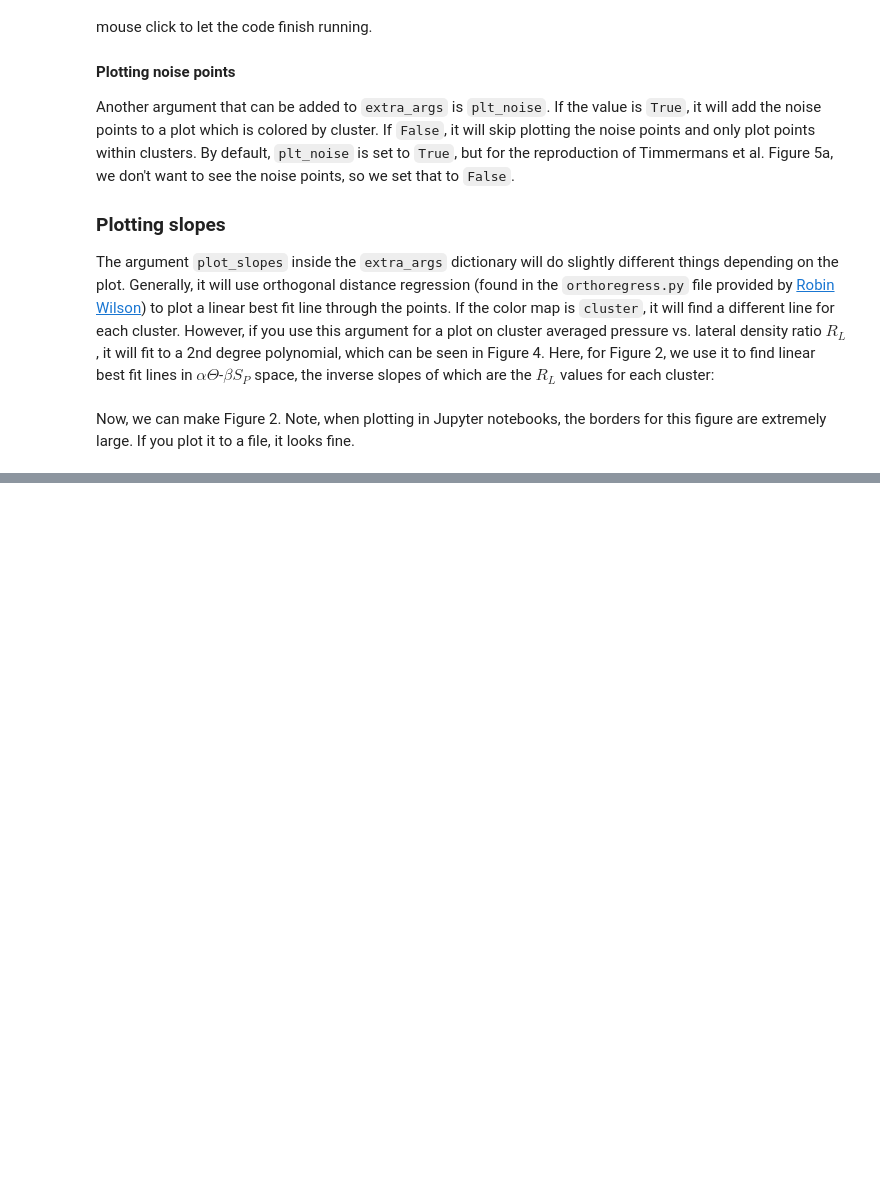
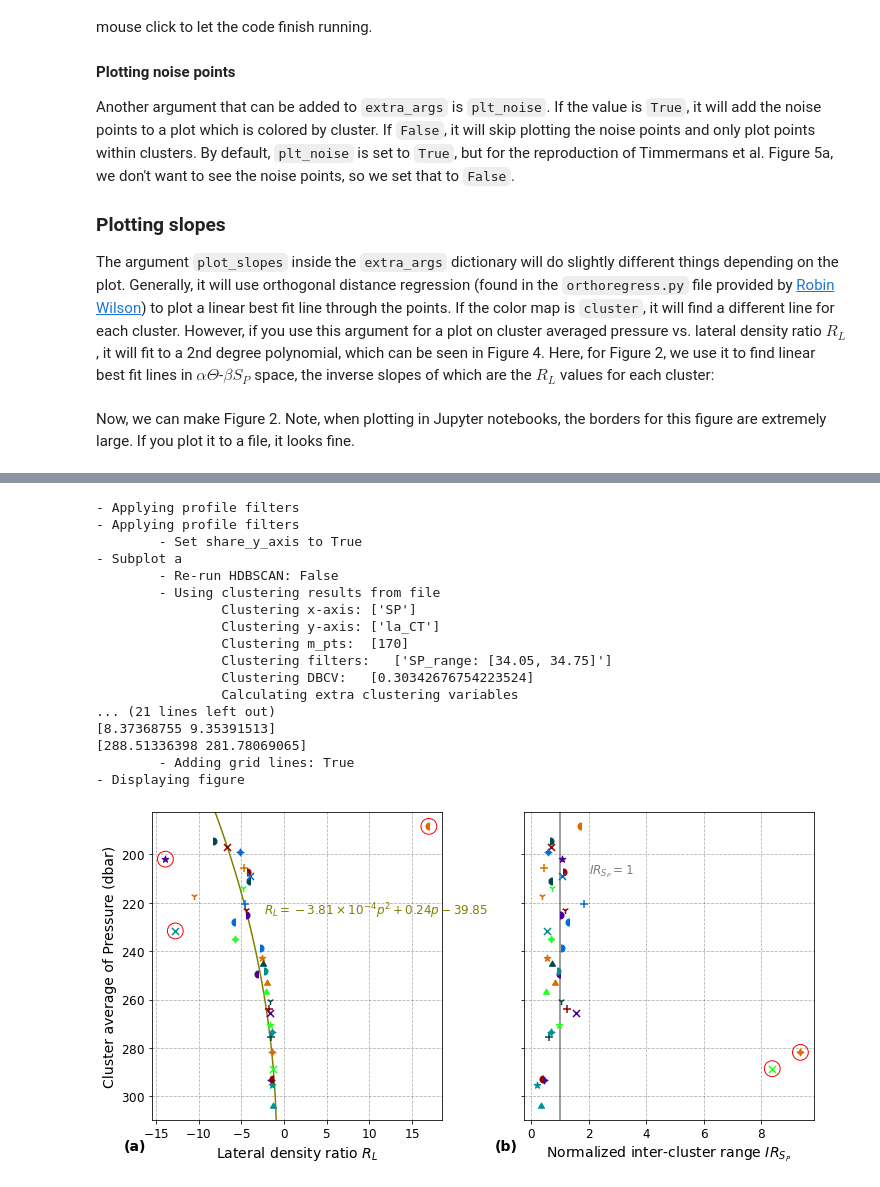
Before and after one commit to JustinTrenchcoat/Staircase_Clustering, a Jupyter notebook: Create_Figures.ipynb, the cells around one changed output, grey strips where cells are left out. Cells and saved outputs as stored; diff of their text form; code cells hidden in the pictures; blank space fills up the shorter version.

```diff
--- a/Create_Figures.ipynb
+++ b/Create_Figures.ipynb
@@ -463,0 +527,30 @@ Figure 3 from the study shows two parameter sweeps as an example of how to selec
+# %%
+### Figure 4
+## Evaluating clusterings with the lateral density ratio and the normalized inter-cluster range
+# Make the Profile Parameters
+pp_salt_R_L = ahf.Plot_Parameters(x_vars=['cRL'], y_vars=['ca_press'], clr_map='cluster', extra_args={'plot_slopes':True}, legend=False)
+pp_salt_nir = ahf.Plot_Parameters(x_vars=['nir_SP'], y_vars=['ca_press'], clr_map='cluster', legend=False)
+# Make the Analysis Groups
+group_salt_R_L = ahf.Analysis_Group(ds_ITP2_all, pfs_ITP2, pp_salt_R_L, plot_title='')
+group_salt_nir = ahf.Analysis_Group(ds_ITP2_all, pfs_ITP2, pp_salt_nir, plot_title='')
+# Make the Figure
+ahf.make_figure([group_salt_R_L, group_salt_nir])
+# %% [output]
+- Applying profile filters
+- Applying profile filters
+        - Set share_y_axis to True
+- Subplot a
+        - Re-run HDBSCAN: False
+        - Using clustering results from file
+                Clustering x-axis: ['SP']
+                Clustering y-axis: ['la_CT']
+                Clustering m_pts:  [170]
+                Clustering filters:   ['SP_range: [34.05, 34.75]']
+                Clustering DBCV:   [0.30342676754223524]
+                Calculating extra clustering variables
+... (21 lines left out)
+[8.37368755 9.35391513]
+[288.51336398 281.78069065]
+        - Adding grid lines: True
+- Displaying figure
+[figure, added]
```
Also changed, not shown: parts of 14 cells of this notebook, 1 other file.
